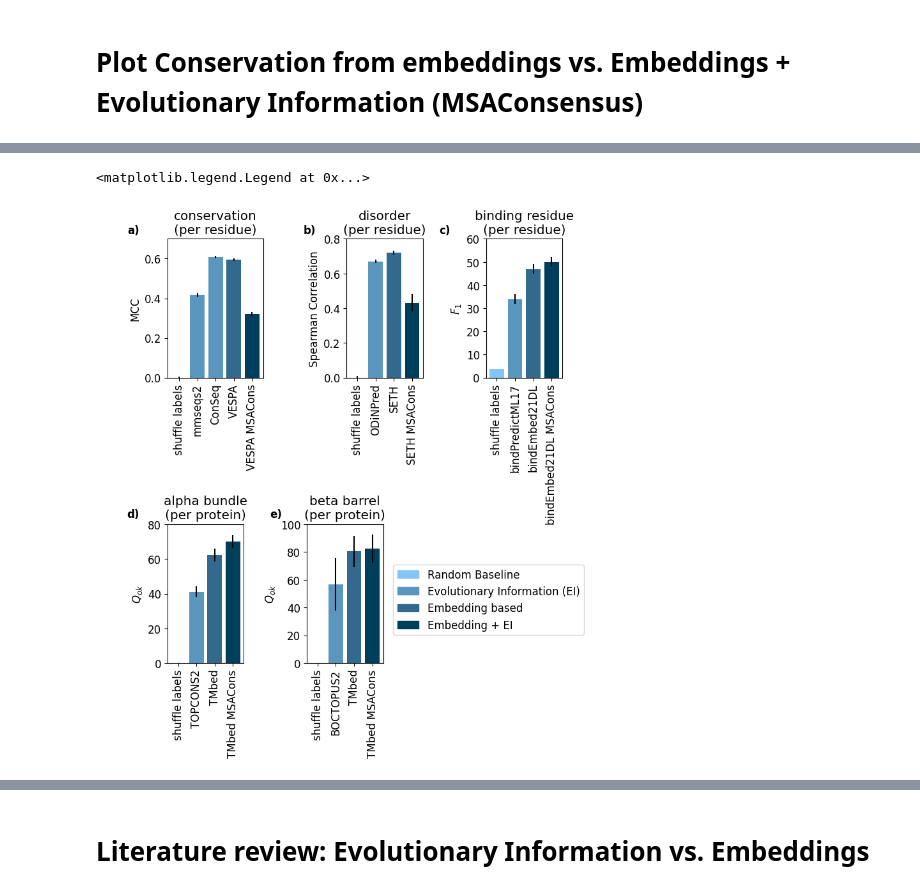
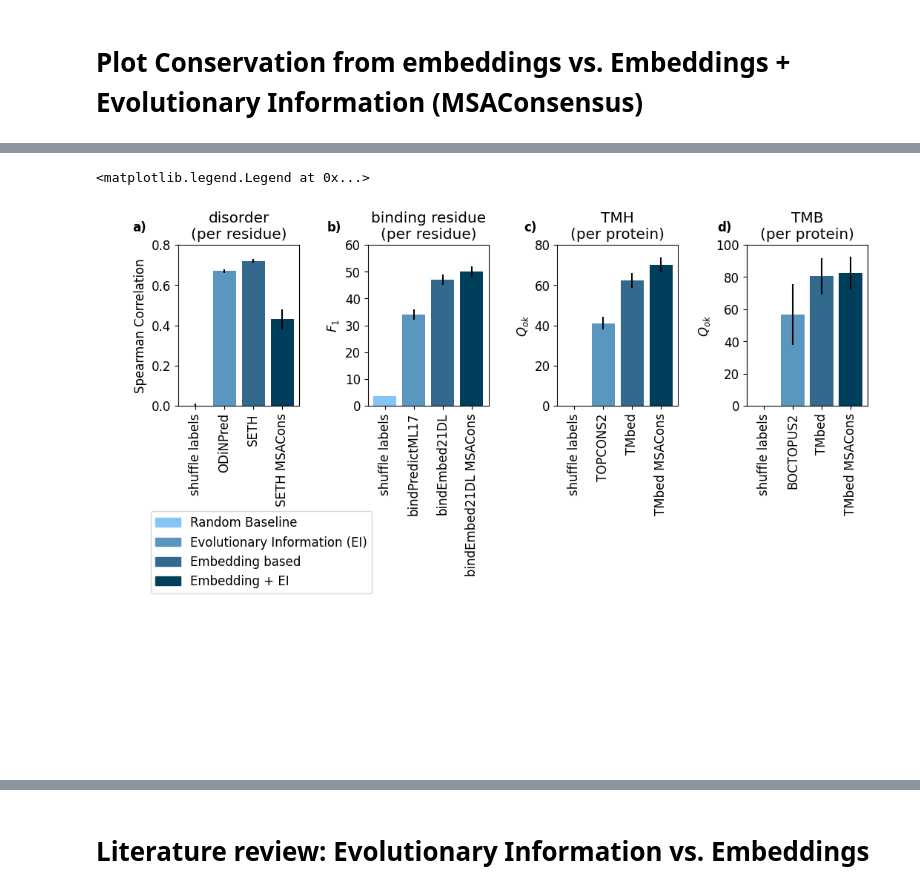
Before and after one commit to erckert/EV-embeddings-figures, a Jupyter notebook: visualizeResults.ipynb, the cells around one changed output, grey strips where cells are left out. Saved outputs shown, nothing was run; the diff lists cells and outputs as text; code cells hidden in the pictures.

```diff
--- a/visualizeResults.ipynb
+++ b/visualizeResults.ipynb
@@ -254,19 +254,7 @@ Name: Performance, dtype: float64
 plt.rcParams['font.size'] = '12'
 fig_all = plt.figure(figsize=(12, 12))
 
-ax_conservation = plt.subplot2grid((25, 30), (0, 0), colspan=5, rowspan=6)
-ax_conservation.bar(msacons_pr_conservation_labels,
-            [float(entry) for entry in conservation_performances],
-            yerr=[float(entry) for entry in conservation_ci],
-            color=color_assignment(conservation_is_embedding_based),
-            width=0.8)
-ax_conservation.set_xticks([0,1,2,3,4], labels=msacons_pr_conservation_labels, rotation=90)
-ax_conservation.set_ylabel("MCC")
-ax_conservation.set_ylim(top=0.7, bottom=0)
-ax_conservation.set_title('conservation\n(per residue)')
-ax_conservation.text(-0.11, 0.77, "a)", transform=ax.transAxes, va='top', ha='right', fontweight='bold')
-
-ax_disorder = plt.subplot2grid((25, 30), (0, 9), colspan=4, rowspan=6)
+ax_disorder = plt.subplot2grid((25, 22), (0, 0), colspan=4, rowspan=6)
 ax_disorder.bar(msacons_pr_disorder_labels,
             disorder_performances,
             yerr=[float(entry) for entry in disorder_ci],
@@ -276,46 +264,46 @@ ax_disorder.set_xticks([0,1,2,3], labels=msacons_pr_disorder_labels, rotation=90
 ax_disorder.set_ylabel("Spearman Correlation")
 ax_disorder.set_ylim(top=0.8, bottom=0)
 ax_disorder.set_title('disorder\n(per residue)')
-ax_disorder.text(0.1, 0.77, "b)", transform=ax.transAxes, va='top', ha='right', fontweight='bold')
+ax_disorder.text(-0.11, .65, "a)", transform=ax.transAxes, va='top', ha='right', fontweight='bold')
 
-ax_binding_residue = plt.subplot2grid((25, 30), (0, 16), colspan=4, rowspan=6)
+ax_binding_residue = plt.subplot2grid((25, 22), (0, 6), colspan=4, rowspan=6)
 ax_binding_residue.bar(msacons_pr_ligand_binding_labels,
             [float(entry) for entry in ligand_binding_performances],
             yerr=[float(entry) for entry in ligand_binding_ci],
             color=color_assignment(ligand_binding_is_embedding_based),
             width=0.8)
 ax_binding_residue.set_xticks([0,1,2,3], labels=msacons_pr_ligand_binding_labels, rotation=90)
 ax_binding_residue.set_ylabel("$F_{1}$")
 ax_binding_residue.set_ylim(top=60)
 ax_binding_residue.set_title('binding residue\n(per residue)')
-ax_binding_residue.text(0.26, 0.77, "c)", transform=ax.transAxes, va='top', ha='right', fontweight='bold')
+ax_binding_residue.text(0.09, .65, "b)", transform=ax.transAxes, va='top', ha='right', fontweight='bold')
 
-ax_helix = plt.subplot2grid((25, 30), (12, 0), colspan=4, rowspan=6)
+ax_helix = plt.subplot2grid((25, 22), (0, 12), colspan=4, rowspan=6)
 ax_helix.bar([0,1,2,3],
             [float(entry) for entry in helix_performances],
             yerr=[float(entry) for entry in helix_ci],
             color=color_assignment(helix_is_embedding_based),
             width=0.8)
 ax_helix.set_xticks([0,1,2,3], labels=msacons_ps_helix_labels, rotation=90)
 ax_helix.set_ylabel("$Q_{ok}$")
 ax_helix.set_ylim(top=80)
-ax_helix.set_title('alpha bundle\n(per protein)')
-ax_helix.text(-0.11, 0.29, "d)", transform=ax.transAxes, va='top', ha='right', fontweight='bold')
+ax_helix.set_title('TMH\n(per protein)')
+ax_helix.text(0.29, .65, "c)", transform=ax.transAxes, va='top', ha='right', fontweight='bold')
 
-ax_sheet = plt.subplot2grid((25, 30), (12, 7), colspan=4, rowspan=6)
+ax_sheet = plt.subplot2grid((25, 22), (0, 18), colspan=4, rowspan=6)
 ax_sheet.bar([0,1,2,3],
             [float(entry) for entry in sheet_performances],
             yerr=[float(entry) for entry in sheet_ci],
             color=color_assignment(sheet_is_embedding_based),
             width=0.8)
 ax_sheet.set_xticks([0,1,2,3], labels=msacons_ps_sheet_labels, rotation=90)
 ax_sheet.set_ylabel("$Q_{ok}$")
 ax_sheet.set_ylim(top=100)
-ax_sheet.set_title('beta barrel\n(per protein)')
-ax_sheet.text(0.06, 0.29, "e)", transform=ax.transAxes, va='top', ha='right', fontweight='bold')
+ax_sheet.set_title('TMB\n(per protein)')
+ax_sheet.text(0.49, .65, "d)", transform=ax.transAxes, va='top', ha='right', fontweight='bold')
 
 
-fig_all.legend(handles=[legend_Random, legend_EI, legend_EB, legend_EB_EI], loc=(0.52,0.23))
+fig_all.legend(handles=[legend_Random, legend_EI, legend_EB, legend_EB_EI], loc=(0.07,0.305))
 # %% [output]
 <matplotlib.legend.Legend at 0x...>
-[figure, old version]
+[figure, new version]
```
Also changed, not shown: parts of 5 cells of this notebook, 1 other file.
